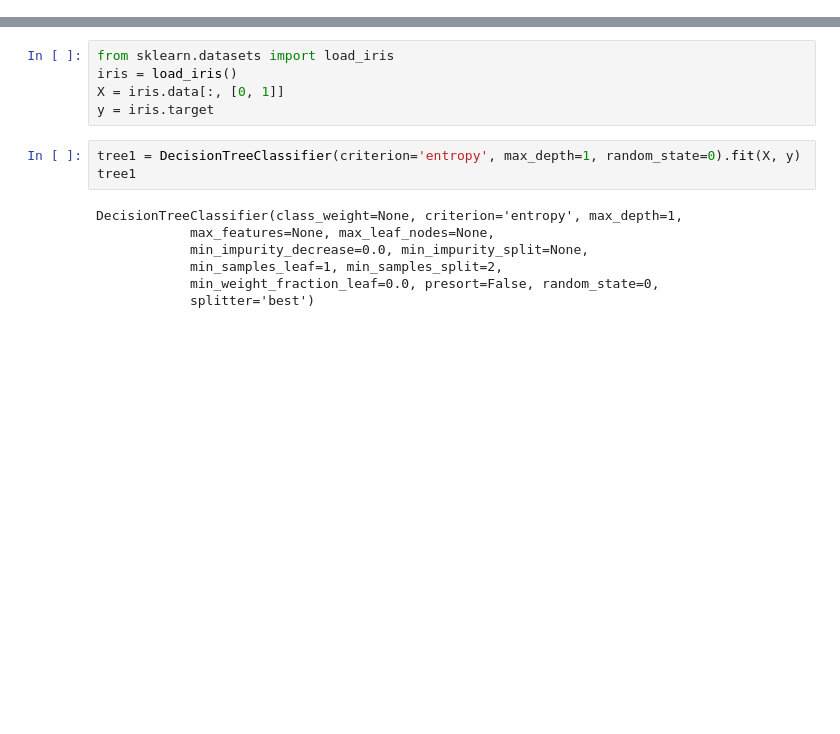
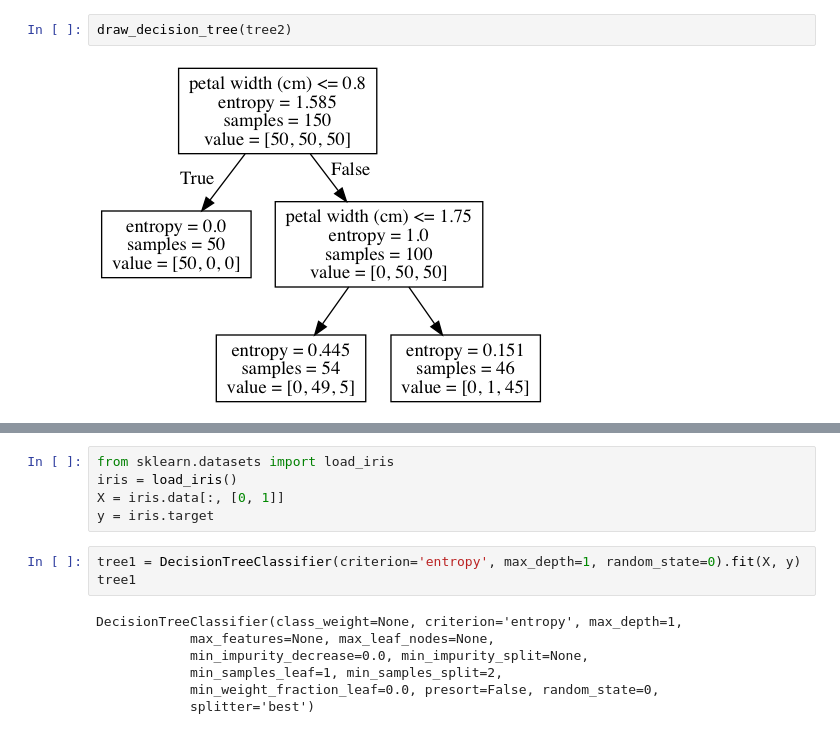
Before and after one commit to seokyeongheo/TIL, a Jupyter notebook: 06_classification/05_decisiontree.ipynb, the cells around one changed output, grey strips where cells are left out. Saved outputs shown, nothing was run; the diff lists cells and outputs as text; blank space fills up the shorter version.

```diff
--- a/06_classification/05_decisiontree.ipynb
+++ b/06_classification/05_decisiontree.ipynb
@@ -36,0 +121,4 @@ from sklearn.tree import DecisionTreeClassifier
+# %%
+draw_decision_tree(tree2)
+# %% [output]
+[figure, added]
```
Also changed, not shown: parts of 68 cells of this notebook.
